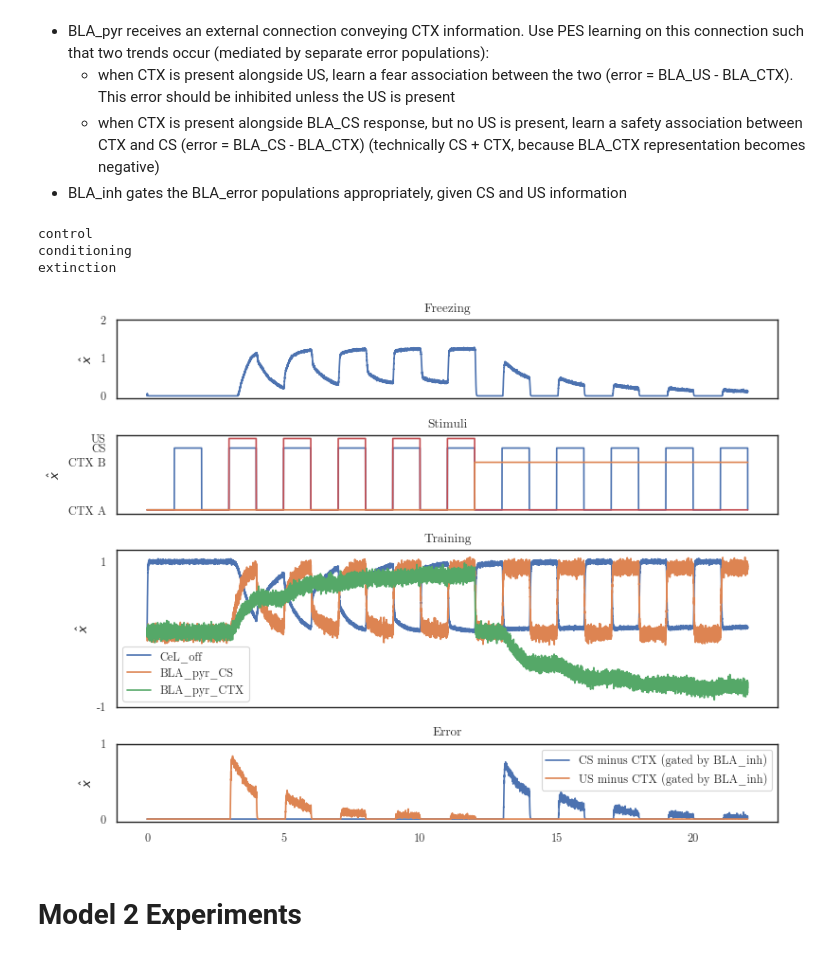
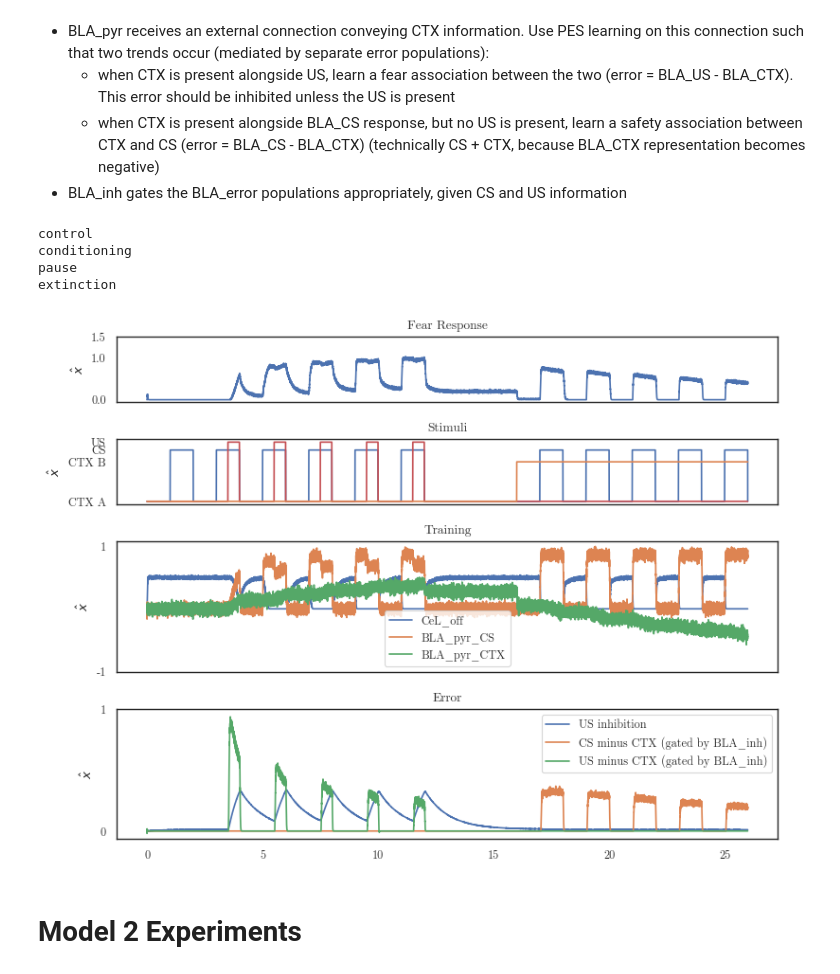
Before and after one commit to psipeter/amygdala, a Jupyter notebook: model2.1.ipynb, the cells around one changed output. Saved outputs shown, nothing was run; the diff lists cells and outputs as text; code cells hidden in the pictures.

Commit message:
intermediary changes to model2.1, trying to capture neural response types with hypersphere encoders

```diff
--- a/model2.1.ipynb
+++ b/model2.1.ipynb
@@ -28,7 +29,7 @@ sns.set(context='paper', style='white', font='CMU Serif')
 class Inputs():
     def __init__(self, nCS=1, nCTX=2, dim_CS=3, dim_CTX=2, seed=0):
         self.rng = np.random.RandomState(seed=seed)
-        self.sampler = nengo.dists.UniformHypersphere(surface=True)
+        self.sampler = ScatteredHypersphere(surface=True)
         self.dim_CS = dim_CS
         self.dim_CTX = dim_CTX
         self.nCS = nCS
@@ -38,17 +39,21 @@ class Inputs():
         self.CTX = np.zeros((self.dim_CTX))
         self.CSs = self.sampler.sample(nCS, dim_CS, rng=self.rng)
         self.CTXs = self.sampler.sample(nCTX, dim_CTX, rng=self.rng)
-        self.applied_current = 0
+        self.stop_learning = 0  # control signal to turn learning off
+        self.applied_current = 0  # for experiments with external perturbation
+        self.pause = False
     def get_CS(self, t):
         idx = int(t/2) % self.nCS
         applied = True if t%2>1 else False  # 1s of no input, 1s of CS input
-        self.CS = self.CSs[idx] if applied else np.zeros((self.dim_CS))
+        self.CS = self.CSs[idx] if applied and not self.pause else np.zeros((self.dim_CS))
         return self.CS
     def get_CTX(self, t):
         return self.CTX
     def get_US(self, t):
         idx = int(t/2) % self.nCS
-        applied = True if t%2>1 else False # 1s of no input, 1s of US input
+        applied = True if t%2>1.5 else False # 1s of no input, 1s of US input
         return self.US if applied else 0
+    def get_stop_learning(self, t):
+        return self.stop_learning
     def get_applied_current(self, t):
         return self.applied_current
@@ -132,6 +144,12 @@ with sim:
     inputs.US = 1
     for p in range(nCond):
         sim.run(2)
+    print("pause")
+    inputs.pause = True
+    inputs.CTX = inputs.CTXs[2]
+    inputs.US = 0
+    sim.run(4)
+    inputs.pause = False
     print("extinction")
     inputs.CTX = inputs.CTXs[1]
     inputs.US = 0
@@ -249,6 +291,12 @@ with sim:
     inputs.US = 1
     for p in range(nCond):
         sim.run(2)
+    print("pause")
+    inputs.pause = True
+    inputs.CTX = inputs.CTXs[2]
+    inputs.US = 0
+    sim.run(4)
+    inputs.pause = False
     print("extinction")
     inputs.CTX = inputs.CTXs[1]
     inputs.US = 0
@@ -389,6 +436,7 @@ with net:
     pError_BLA_safe = nengo.Probe(error_BLA_safe)
     pError_BLA_fear = nengo.Probe(error_BLA_fear)
 # %%
+nExt = 5
 sim = nengo.Simulator(net, dt=dt, progress_bar=False)
 with sim:
     print("control")
@@ -399,6 +447,12 @@ with sim:
     inputs.US = 1
     for p in range(nCond):
         sim.run(2)
+    print("pause")
+    inputs.pause = True
+    inputs.CTX = inputs.CTXs[2]
+    inputs.US = 0
+    sim.run(4)
+    inputs.pause = False
     print("extinction")
     inputs.CTX = inputs.CTXs[1]
     inputs.US = 0
@@ -407,33 +461,35 @@ with sim:
 # %% [output]
 control
 conditioning
+pause
 extinction
 # %%
 ctxA_idx = np.where(sim.data[pCTX]==inputs.CTXs[0])[0]
 ctxB_idx = np.where(sim.data[pCTX]==inputs.CTXs[1])[0]
 ctx_signal = np.zeros((sim.trange().shape[0]))
 ctx_signal[ctxB_idx] = 1
 
-fig, axes = plt.subplots(nrows=4, ncols=1, sharex=True, figsize=((8,6)), gridspec_kw={'height_ratios': [2,2,4,2]})
+fig, axes = plt.subplots(nrows=4, ncols=1, sharex=True, figsize=((8,6)), gridspec_kw={'height_ratios': [2,2,4,4]})
 axes[0].plot(sim.trange(), sim.data[pCeM])
-axes[0].set(ylabel=r"$\hat{x}$", title="Freezing", yticks=((0,1,2)))
+axes[0].set(ylabel=r"$\hat{x}$", title="Fear Response", yticks=((0,1,1.5)))
 axes[1].plot(sim.trange(), 1.3*np.linalg.norm(sim.data[pCS], ord=2, axis=1), label="CS present")
 axes[1].plot(sim.trange(), 1.5*sim.data[pUS], label="US", c='r')
 axes[1].plot(sim.trange(), ctx_signal, label="CTX")
 axes[1].set(yticks=((0,1,1.3,1.5)), yticklabels=(("CTX A","CTX B","CS","US")), ylabel=r"$\hat{x}$", title="Stimuli")
 axes[2].plot(sim.trange(), sim.data[pCeL_off], label="CeL_off")
 axes[2].plot(sim.trange(), sim.data[pBLA_pyr][:,0], label="BLA_pyr_CS")
 axes[2].plot(sim.trange(), sim.data[pBLA_pyr][:,2], label="BLA_pyr_CTX")
 axes[2].legend()
 axes[2].set(yticks=((-1, 1)), yticklabels=((-1,1)), ylabel=r"$\hat{x}$", title="Training")
 # axes[3].plot(sim.trange(), sim.data[pError_LA], label="US minus CS (gated by LA_inh)")
+axes[3].plot(sim.trange(), sim.data[pBLA_inh_US], label="US inhibition")
 axes[3].plot(sim.trange(), sim.data[pError_BLA_safe], label="CS minus CTX (gated by BLA_inh)")
 axes[3].plot(sim.trange(), sim.data[pError_BLA_fear], label="US minus CTX (gated by BLA_inh)")
 axes[3].legend()
 axes[3].set(ylabel=r"$\hat{x}$", title="Error", yticks=((0,1)))
 plt.tight_layout()
 # %% [output]
-[figure, old version]
+[figure, new version]
 # %% [markdown]
 # Model 2 Experiments
 # %%
```
Also changed, not shown: parts of 22 cells of this notebook.
